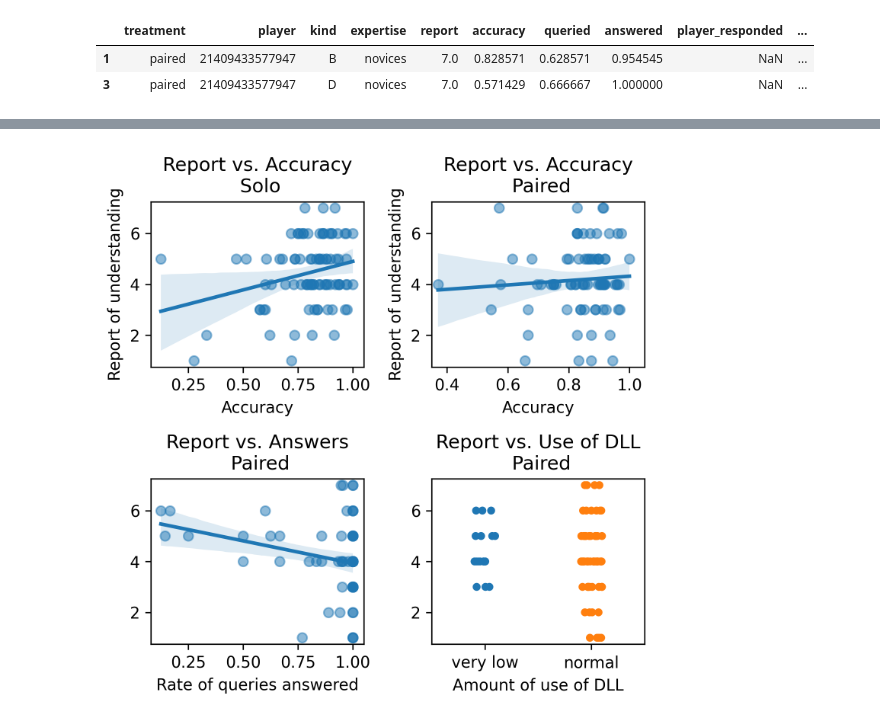
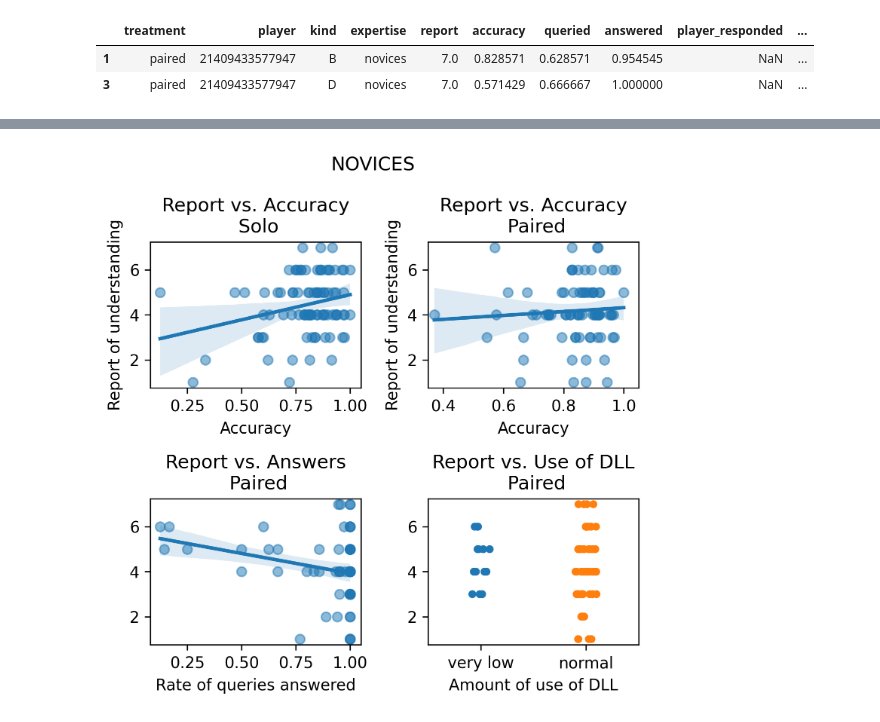
Before and after one commit to EAndrade-Lotero/SPUoDLL, a Jupyter notebook: Figures.ipynb, the cells around one changed output, grey strips where cells are left out. Drawn from its saved outputs; the diff is of its cells as text; code cells hidden in the pictures.

```diff
--- a/Figures.ipynb
+++ b/Figures.ipynb
@@ -594,32 +613,34 @@ sns.regplot(x='accuracy', y='report', data=df_novatos_parejas,
 sns.regplot(x='answered', y='report', data=df_novatos_parejas,
             scatter_kws={'alpha':0.5}, ax=axes[1, 0])
 sns.stripplot(x='use_grp', y='report',
                data=df_novatos_parejas, ax=axes[1, 1])
+
+fig.suptitle('NOVICES')
 
 axes[0, 0].set_title('Report vs. Accuracy\n Solo')
 axes[0, 0].set_xlabel('Accuracy')
 axes[0, 0].set_ylabel('Report of understanding')
 axes[0, 0].set(xlim=(0.08, 1.05))
 axes[0, 0].set(ylim=(0.75, 7.25))
 
 axes[0, 1].set_title('Report vs. Accuracy\n Paired')
 axes[0, 1].set_xlabel('Accuracy')
 axes[0, 1].set_ylabel('Report of understanding')
 axes[0, 1].set(xlim=(0.35, 1.05))
 axes[0, 1].set(ylim=(0.75, 7.25))
 
 axes[1, 0].set_title('Report vs. Answers\n Paired')
 axes[1, 0].set_xlabel('Rate of queries answered')
 axes[1, 0].set_ylabel('')
 axes[1, 0].set(xlim=(0.08, 1.05))
 axes[1, 0].set(ylim=(0.75, 7.25))
 
 axes[1, 1].set_title('Report vs. Use of DLL\n Paired')
 axes[1, 1].set(ylim=(0.75, 7.25))
 axes[1, 1].set_ylabel('')
 axes[1, 1].set_xlabel('Amount of use of DLL')
 
 fig.tight_layout()
 # %% [output]
-[figure, old version]
+[figure, new version]
 # %%
```
Also changed, not shown: parts of 16 cells of this notebook, 8 other files.
